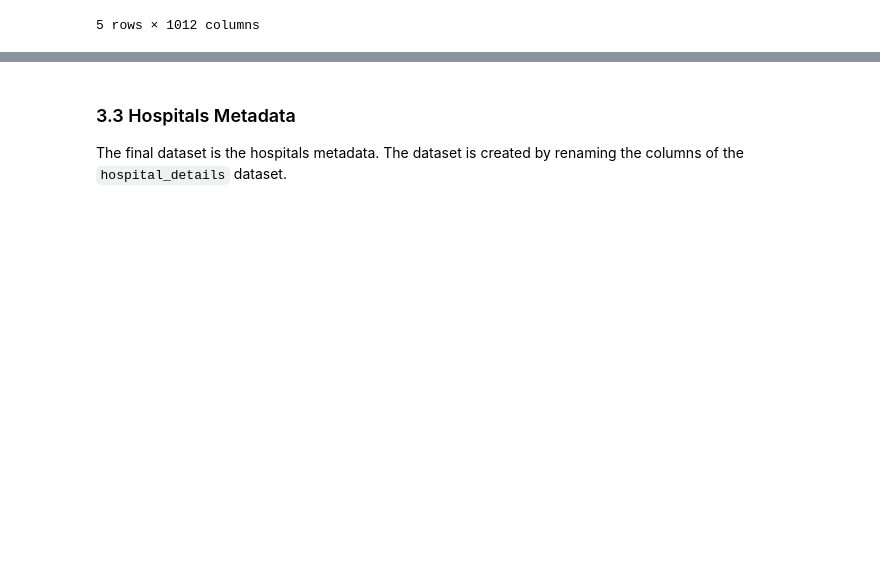
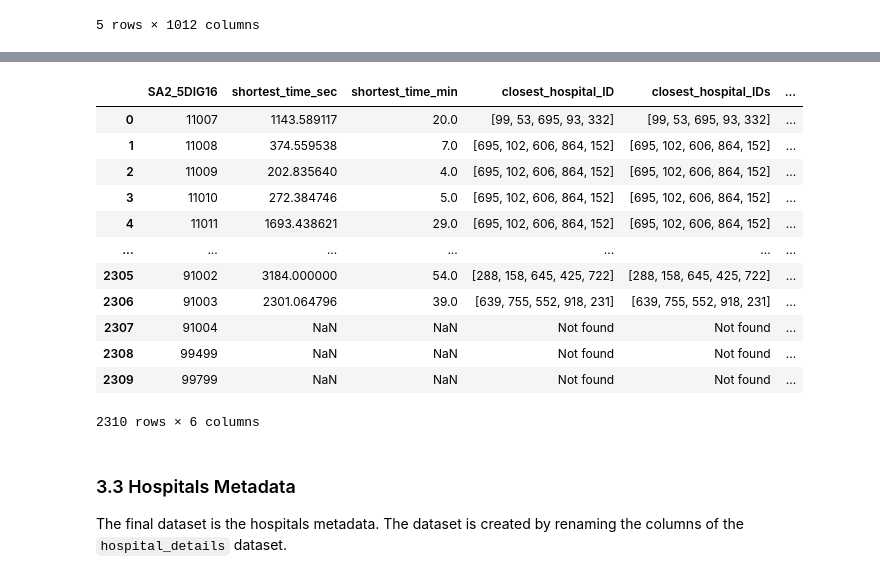
Before and after one commit to NielsvBeuningen/knowledge-engineering, a Jupyter notebook: data/data_processing.ipynb, the cells around one changed output, grey strips where cells are left out. Saved outputs shown, nothing was run; the diff lists cells and outputs as text; code cells hidden in the pictures; blank space fills up the shorter version.

```diff
--- a/data/data_processing.ipynb
+++ b/data/data_processing.ipynb
@@ -97,25 +97,53 @@ data_distance_shortest.head()
 # %%
 # Initialize a list to store the results
 hospital_IDs = []
+hospital_distances = []
 
 # Iterate over the values list
 for index, row in tqdm(data_distance_all.iterrows()):
     # Remove SA2_5DIG16 from the row
     filtered_row = row.drop("SA2_5DIG16")
 
     # Remove NaN values
     filtered_row = filtered_row.dropna()
 
     if len(filtered_row) == 0:
         hospital_IDs.append("Not found")
+        hospital_distances.append("Not found")
         continue
 
-    # Find the lowest value in the row
-    results = filtered_row.idxmin()
+    closests_hospitals = []
+    closests_distances = []
+    for i in range(0, 5):
+        # Find the lowest value in the row
+        results = filtered_row.idxmin()
+        closests_hospitals.append(results.split("_")[2])
+        closests_distances.append(filtered_row[results])
+        # Drop the lowest value
+        filtered_row = filtered_row.drop(results)
+        if len(filtered_row) == 0:
+            break
 
-    hospital_IDs.append(results.split("_")[2])
+    hospital_IDs.append(closests_hospitals)
+    hospital_distances.append(closests_distances)
 
-data_distance_shortest["closest_hospital_ID"] = hospital_IDs
+data_distance_shortest["closest_hospital_IDs"] = hospital_IDs
+data_distance_shortest["closest_hospital_distances"] = hospital_distances
+data_distance_shortest
+# %% [output]
+|  | SA2_5DIG16 | shortest_time_sec | shortest_time_min | closest_hospital_ID | closest_hospital_IDs | ... |
+| 0 | 11007 | 1143.589117 | 20.0 | [99, 53, 695, 93, 332] | [99, 53, 695, 93, 332] | ... |
+| 1 | 11008 | 374.559538 | 7.0 | [695, 102, 606, 864, 152] | [695, 102, 606, 864, 152] | ... |
+| 2 | 11009 | 202.835640 | 4.0 | [695, 102, 606, 864, 152] | [695, 102, 606, 864, 152] | ... |
+| 3 | 11010 | 272.384746 | 5.0 | [695, 102, 606, 864, 152] | [695, 102, 606, 864, 152] | ... |
+| 4 | 11011 | 1693.438621 | 29.0 | [695, 102, 606, 864, 152] | [695, 102, 606, 864, 152] | ... |
+| ... | ... | ... | ... | ... | ... | ... |
+| 2305 | 91002 | 3184.000000 | 54.0 | [288, 158, 645, 425, 722] | [288, 158, 645, 425, 722] | ... |
+| 2306 | 91003 | 2301.064796 | 39.0 | [639, 755, 552, 918, 231] | [639, 755, 552, 918, 231] | ... |
+| 2307 | 91004 | NaN | NaN | Not found | Not found | ... |
+| 2308 | 99499 | NaN | NaN | Not found | Not found | ... |
+| 2309 | 99799 | NaN | NaN | Not found | Not found | ... |
+2310 rows × 6 columns
 # %%
 # Drop shortest_time_minutes column
 data_distance_shortest = data_distance_shortest.drop(columns=["shortest_time_min"])
```
Also changed, not shown: parts of 1 cell of this notebook.
